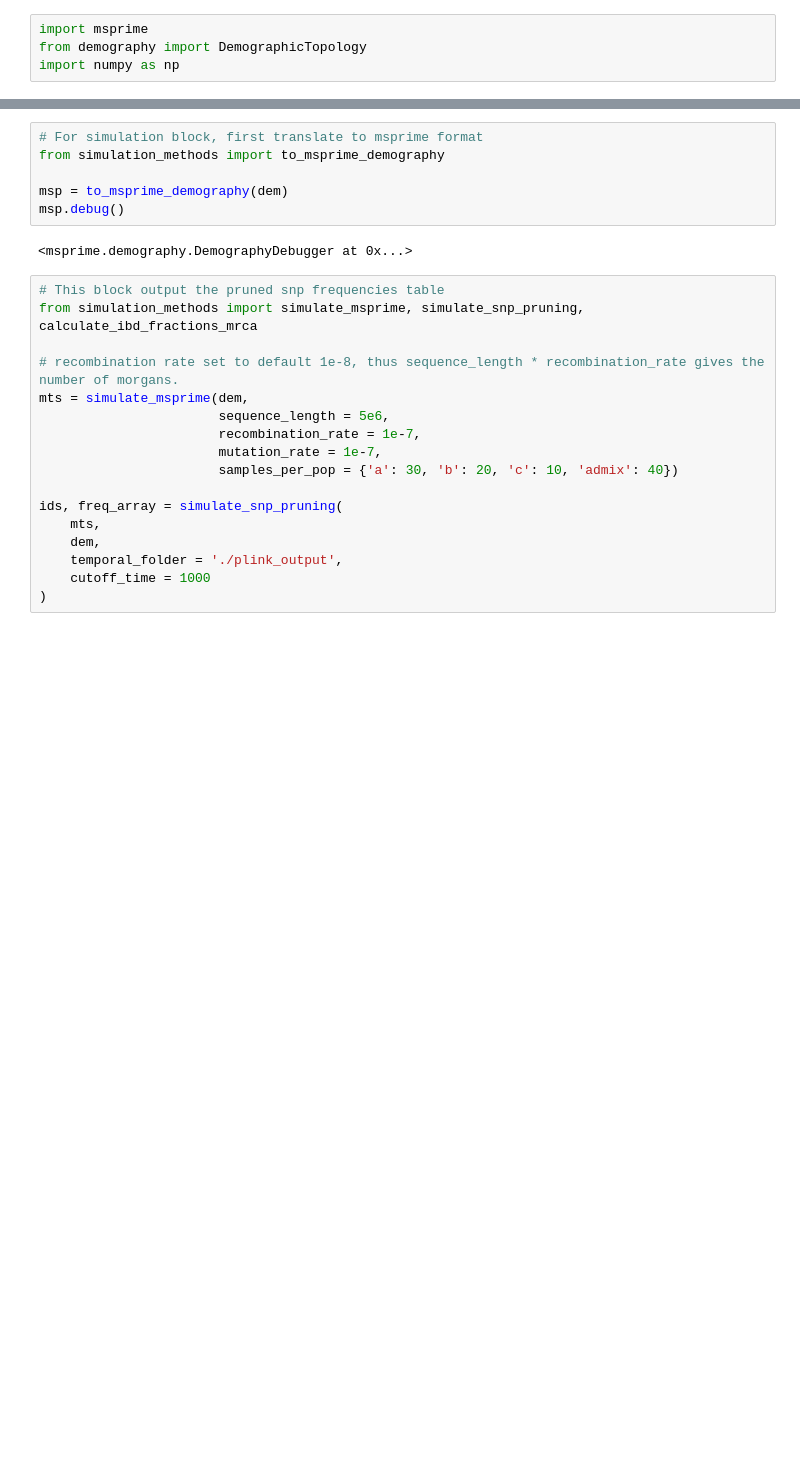
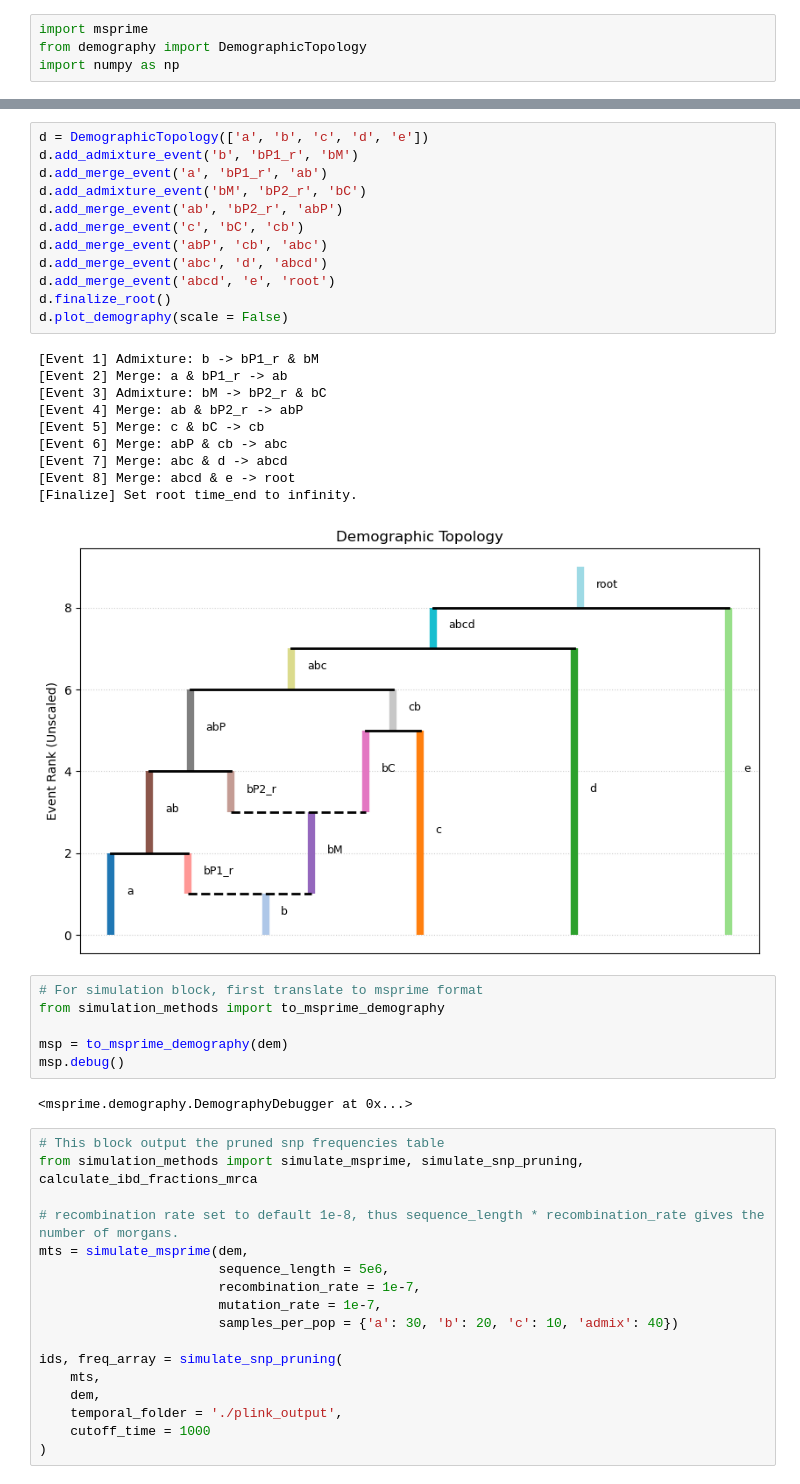
Before and after one commit to QiiiiiC/admix_stan, a Jupyter notebook: new_pipeline/example_usage.ipynb, the cells around one changed output, grey strips where cells are left out. Drawn from its saved outputs; the diff is of its cells as text; blank space fills up the shorter version.

```diff
--- a/new_pipeline/example_usage.ipynb
+++ b/new_pipeline/example_usage.ipynb
@@ -51,3 +57,26 @@ dem.plot_demography(scale = True)
+# %%
+d = DemographicTopology(['a', 'b', 'c', 'd', 'e'])
+d.add_admixture_event('b', 'bP1_r', 'bM')
+d.add_merge_event('a', 'bP1_r', 'ab')
+d.add_admixture_event('bM', 'bP2_r', 'bC')
+d.add_merge_event('ab', 'bP2_r', 'abP')
+d.add_merge_event('c', 'bC', 'cb')
+d.add_merge_event('abP', 'cb', 'abc')
+d.add_merge_event('abc', 'd', 'abcd')
+d.add_merge_event('abcd', 'e', 'root')
+d.finalize_root()
+d.plot_demography(scale = False)
+# %% [output]
+[Event 1] Admixture: b -> bP1_r & bM
+[Event 2] Merge: a & bP1_r -> ab
+[Event 3] Admixture: bM -> bP2_r & bC
+[Event 4] Merge: ab & bP2_r -> abP
+[Event 5] Merge: c & bC -> cb
+[Event 6] Merge: abP & cb -> abc
+[Event 7] Merge: abc & d -> abcd
+[Event 8] Merge: abcd & e -> root
+[Finalize] Set root time_end to infinity.
+[figure, added]
 # %%
 # For simulation block, first translate to msprime format
 from simulation_methods import to_msprime_demography
```
Also changed, not shown: parts of 6 cells of this notebook, 10 other files.
